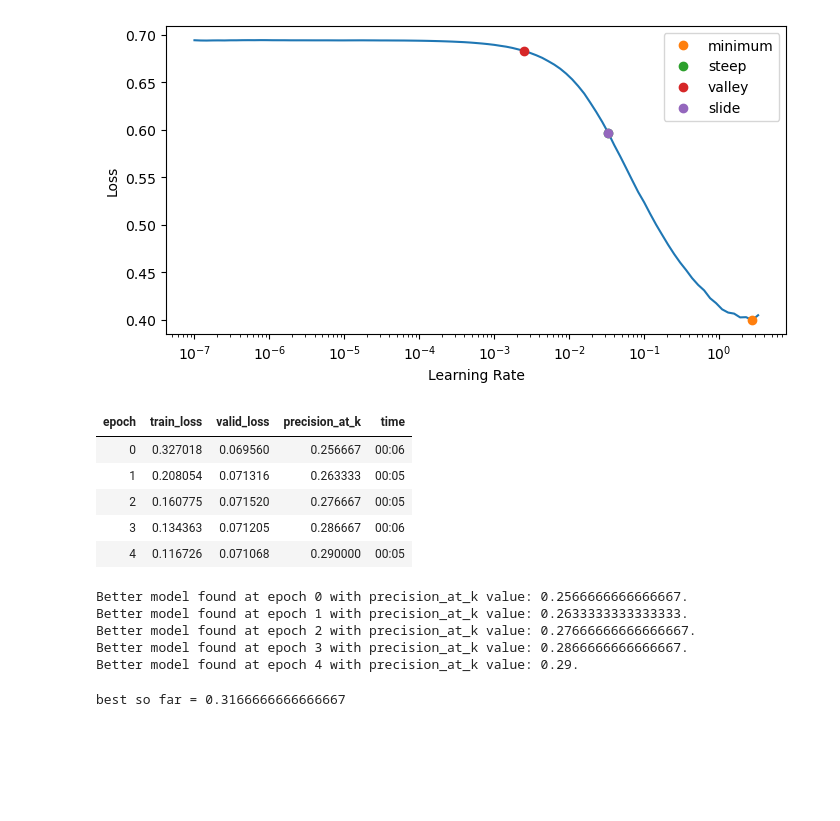
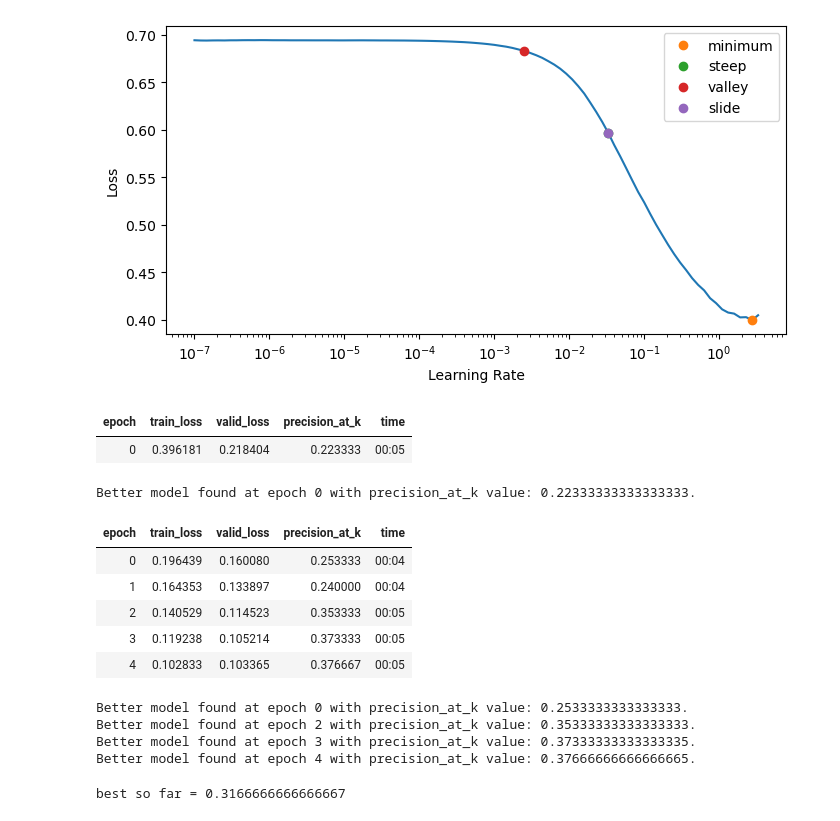
Before and after one commit to debjyotiSRoy/xcube, a Jupyter notebook: nbs/18_tutorial.train_mimic3.ipynb, the cells around one changed output. Cells and saved outputs as stored; diff of their text form; code cells hidden in the pictures; blank space fills up the shorter version.

```diff
--- a/nbs/18_tutorial.train_mimic3.ipynb
+++ b/nbs/18_tutorial.train_mimic3.ipynb
@@ -1093,19 +1186,22 @@ lr_min, lr_steep, lr_valley, lr_slide
  0.033113110810518265)
 [figure]
 # %%
+learn_r.fit_one_cycle(1, lr_max=0.14, moms=(0.8,0.7,0.8), wd=0.1)
 learn_r.fit_one_cycle(5, lr_max=0.14, moms=(0.8,0.7,0.8), wd=0.1)
 # %% [output]
 | epoch | train_loss | valid_loss | precision_at_k | time |
-| 0 | 0.327018 | 0.069560 | 0.256667 | 00:06 |
-| 1 | 0.208054 | 0.071316 | 0.263333 | 00:05 |
-| 2 | 0.160775 | 0.071520 | 0.276667 | 00:05 |
-| 3 | 0.134363 | 0.071205 | 0.286667 | 00:06 |
-| 4 | 0.116726 | 0.071068 | 0.290000 | 00:05 |
+| 0 | 0.396181 | 0.218404 | 0.223333 | 00:05 |
-Better model found at epoch 0 with precision_at_k value: 0.2566666666666667.
-Better model found at epoch 1 with precision_at_k value: 0.2633333333333333.
-Better model found at epoch 2 with precision_at_k value: 0.27666666666666667.
-Better model found at epoch 3 with precision_at_k value: 0.2866666666666667.
-Better model found at epoch 4 with precision_at_k value: 0.29.
+Better model found at epoch 0 with precision_at_k value: 0.22333333333333333.
+| epoch | train_loss | valid_loss | precision_at_k | time |
+| 0 | 0.196439 | 0.160080 | 0.253333 | 00:04 |
+| 1 | 0.164353 | 0.133897 | 0.240000 | 00:04 |
+| 2 | 0.140529 | 0.114523 | 0.353333 | 00:05 |
+| 3 | 0.119238 | 0.105214 | 0.373333 | 00:05 |
+| 4 | 0.102833 | 0.103365 | 0.376667 | 00:05 |
+Better model found at epoch 0 with precision_at_k value: 0.2533333333333333.
+Better model found at epoch 2 with precision_at_k value: 0.35333333333333333.
+Better model found at epoch 3 with precision_at_k value: 0.37333333333333335.
+Better model found at epoch 4 with precision_at_k value: 0.37666666666666665.
 # %%
 validate(learn_r)
 # %% [output]
```
Also changed, not shown: parts of 25 cells of this notebook, 11 other files.
